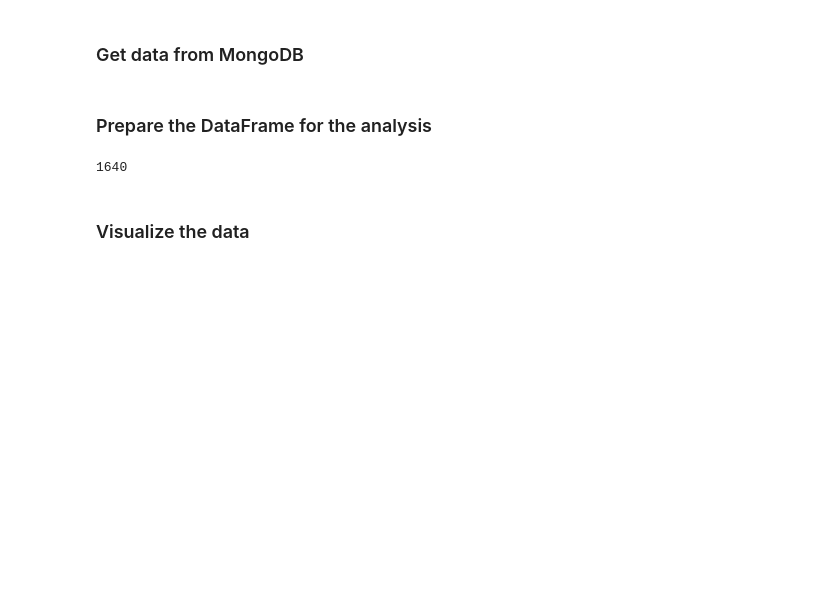
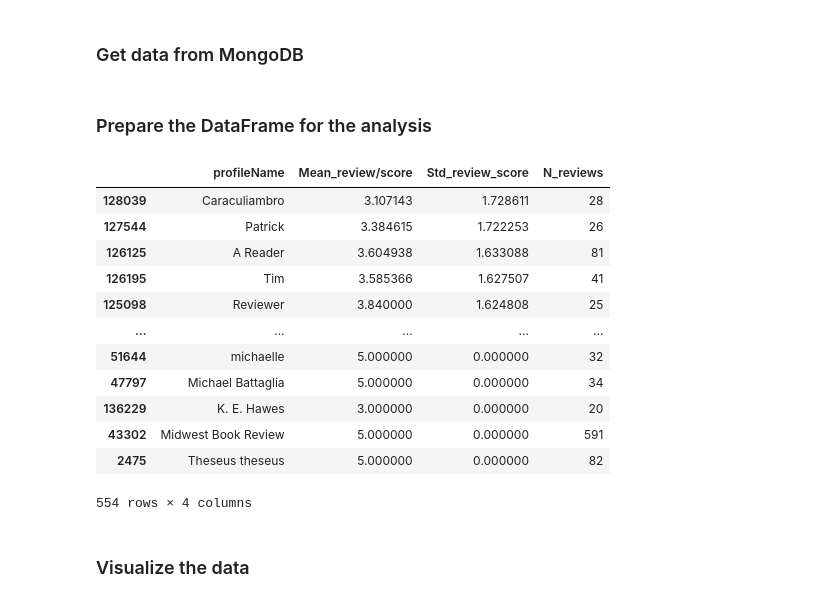
Before and after one commit to AndreaAlberti07/Amazon-books-reviews-ML, a Jupyter notebook: notebooks/hypotesis_testing/hypothesis_4.ipynb, the cells around one changed output. Saved outputs shown, nothing was run; the diff lists cells and outputs as text; code cells hidden in the pictures; blank space fills up the shorter version.

```diff
--- a/notebooks/hypotesis_testing/hypothesis_4.ipynb
+++ b/notebooks/hypotesis_testing/hypothesis_4.ipynb
@@ -52,21 +52,33 @@ source_df = source_df.drop('_id', axis=1)
 # %%
 user_stats = source_df.groupby('profileName').mean()
 
 
 user_stats['Std_review_score'] = source_df.groupby('profileName').std()
 user_stats['N_reviews'] = source_df['profileName'].value_counts()
 user_stats = user_stats.sort_values(by='review/score', ascending=False)
 user_stats.reset_index(inplace=True)
 user_stats = user_stats[user_stats['profileName'] != 'Anonymous']
 
 user_stats.columns = ['profileName',
                       'Mean_review/score', 'Std_review_score', 'N_reviews']
 
-user_stats = user_stats[user_stats['N_reviews'] >= 10]
+user_stats = user_stats[user_stats['N_reviews'] >= 20]
 user_stats = user_stats.sort_values(by='Std_review_score', ascending=False)
-len(user_stats)
+user_stats
 # %% [output]
+|  | profileName | Mean_review/score | Std_review_score | N_reviews |
+| 128039 | Caraculiambro | 3.107143 | 1.728611 | 28 |
+| 127544 | Patrick | 3.384615 | 1.722253 | 26 |
+| 126125 | A Reader | 3.604938 | 1.633088 | 81 |
+| 126195 | Tim | 3.585366 | 1.627507 | 41 |
+| 125098 | Reviewer | 3.840000 | 1.624808 | 25 |
+| ... | ... | ... | ... | ... |
+| 51644 | michaelle | 5.000000 | 0.000000 | 32 |
+| 47797 | Michael Battaglia | 5.000000 | 0.000000 | 34 |
+| 136229 | K. E. Hawes | 3.000000 | 0.000000 | 20 |
+| 43302 | Midwest Book Review | 5.000000 | 0.000000 | 591 |
+| 2475 | Theseus theseus | 5.000000 | 0.000000 | 82 |
-1640
+554 rows × 4 columns
 # %% [markdown]
 ### Visualize the data
 # %%
```
Also changed, not shown: parts of 2 cells of this notebook, 2 other files.
